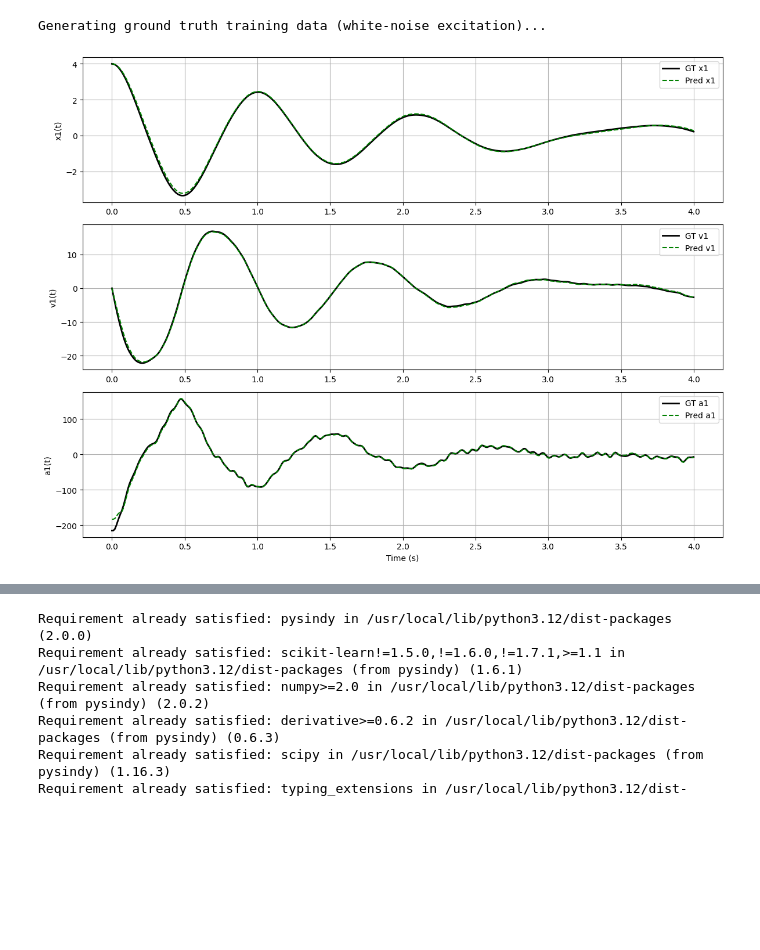
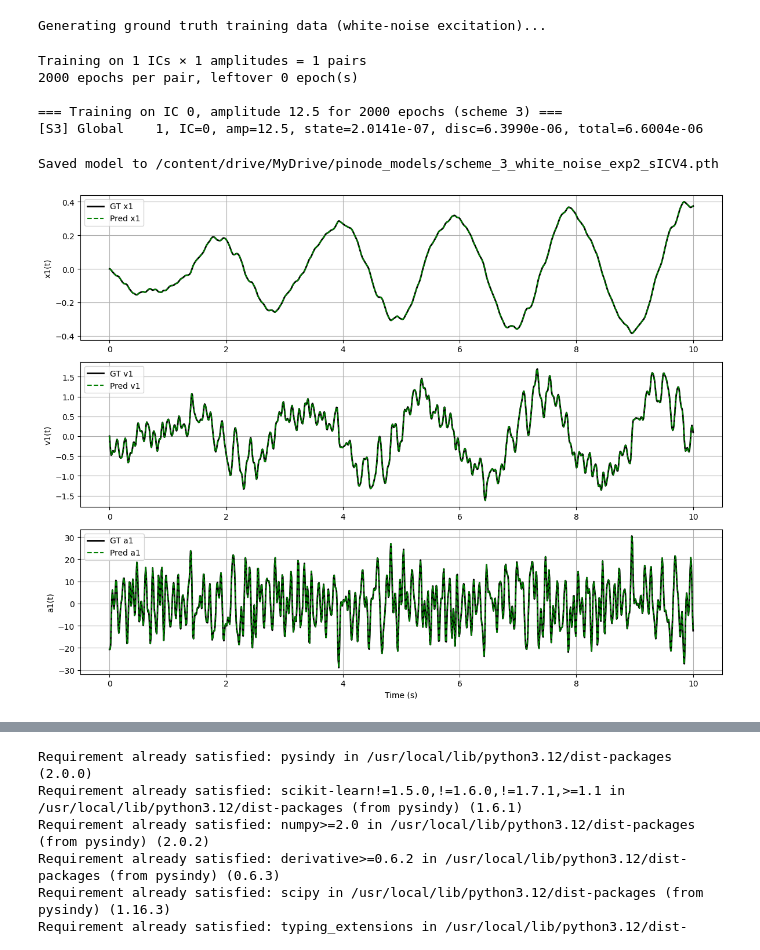
Before and after one commit to AndreasGeorgiou03/PINODEs, a Jupyter notebook: PINODE_Exp2.ipynb, the cells around one changed output, grey strips where cells are left out. Saved outputs shown, nothing was run; the diff lists cells and outputs as text; code cells hidden in the pictures; blank space fills up the shorter version.

```diff
--- a/PINODE_Exp2.ipynb
+++ b/PINODE_Exp2.ipynb
@@ -78,11 +82,7 @@ Using device: cpu
 # 2. Forcing: white-noise-like excitation u(t)
 # ============================================
 
-# We build a band-limited "white-noise-like" function u_base_fun(t)
-# as a random Fourier series, then scale it with different amplitudes
-# to create different excitation levels.
-
-torch.manual_seed(0)
+torch.manual_seed(0) # this is for reproduction
 
 num_freqs = 50
 freqs = torch.linspace(0.5, 20.0, num_freqs, device=device)
@@ -98,11 +98,11 @@ def u_base_fun(t):
     # sum over frequencies
     return (coeffs * torch.sin(arg)).sum(dim=-1)
 
-# Forcing distribution applied at DOF 1
+# Forcing distribution applied only at DOF 1
 B_force = torch.tensor([1.0, 0.0, 0.0, 0.0], dtype=torch.float32, device=device)
 
 # Amplitude levels
-amplitudes_train = [5.0, 7.5, 10.0, 12.5]
+amplitudes_train = [12.5]
 # %%
 # ============================================
 # 3. Ground-truth dynamics (with forcing)
@@ -155,6 +166,7 @@ Generating ground truth training data (white-noise excitation)...
 # %%
 # ============================================
 # 4. PINODE schemes (physics + neural discrepancy)
+#    this is only for the fully physics-informed model
 # ============================================
 
 class PINODEFuncScheme3(nn.Module):
@@ -164,8 +176,10 @@ class PINODEFuncScheme3(nn.Module):
         self.K = nn.Parameter(K.clone(), requires_grad=False)
         self.C = nn.Parameter(C.clone(), requires_grad=False)
         self.B = nn.Parameter(B.clone(), requires_grad=False)
-        self.amp = 1.0
+        self.amp = 1.0 # this is only for initialization
+        self.u_fun = lambda t: 0.0 # this is only for initialization
 
+        # same as the previous experiment
         self.mlp = nn.Sequential(
             nn.Linear(8, 30),
             nn.Tanh(),
@@ -181,7 +195,7 @@ class PINODEFuncScheme3(nn.Module):
             - self.C @ v.unsqueeze(-1)
         ).squeeze(-1)
 
-        u_t = self.amp * u_base_fun(t)
+        u_t = self.amp * self.u_fun(t)
         f_u = self.B * u_t
         dv_phys = dv_phys + f_u
 
@@ -329,6 +381,6 @@ def save_model(model, path):
 # %%
 # ============================================
-# 7. Main: train all schemes (second experiment)
+# 7. Main: train scheme 3 (second experiment)
 # ============================================
 
 if __name__ == "__main__":
@@ -338,13 +390,35 @@ if __name__ == "__main__":
 
 
     # Scheme 3
-    # print("\n=== Training Scheme 3 (full K,C + forcing) ===")
     model3 = PINODEFuncScheme3(K, C, B_force)
-    model3.load_state_dict(torch.load(save_path + "scheme_3_white_noise_exp2V3.pth", map_location=device))
+    model3.load_state_dict(torch.load(save_path + "scheme_3_white_noise_exp2_sICV4.pth", map_location=device))
 
-    # model3 = train_scheme_with_disc_multiamp_sequential(scheme=3,model=model3,amplitudes=amplitudes_train,traj_list = traj_train_list, num_epochs=5000,lr=1e-3,lambda_disc=10.0)
+
+    model3 = train_scheme_with_disc_multiIC_multiamp_sequential(
+      scheme=3,
+      model=model3,
+      h0_list=h0_train,
+      amplitudes=amplitudes_train,
+      traj_list=traj_list,
+      t_train=t_train,
+      num_epochs=2000,
+      u_fun=u_base_fun,
+      lr=1e-3,
+      lambda_disc=1.0,
+    )
     # evaluate_scheme_on_amp("Scheme 3", model3, amp_test)
-    # save_model(model3, save_path + "scheme_3_white_noise_exp2V3.pth")
+    save_model(model3, save_path + "scheme_3_white_noise_exp2_sICV4.pth")
+# %% [output]
+Training on 1 ICs × 1 amplitudes = 1 pairs
+2000 epochs per pair, leftover 0 epoch(s)
+
+=== Training on IC 0, amplitude 12.5 for 2000 epochs (scheme 3) ===
+[S3] Global    1, IC=0, amp=12.5, state=2.0141e-07, disc=6.3990e-06, total=6.6004e-06
+# %%
+# evaluate_scheme_on_amp("Scheme 3", model3, amp_test)
+save_model(model3, save_path + "scheme_3_white_noise_exp2_sICV4.pth")
+# %% [output]
+Saved model to /content/drive/MyDrive/pinode_models/scheme_3_white_noise_exp2_sICV4.pth
 # %%
 import matplotlib.pyplot as plt
 import torch
@@ -400,10 +474,11 @@ def plot_x1_v1_a1(t, gt, pred, dt=0.01, save_path=None):
 
     plt.show()
 # %%
-traj_gt = traj_train_list[0]
-model3.amp = amplitudes_train[0]
-traj_pred = odeint(model3, h0_train, t_train, method='rk4')
+traj_gt = traj_list[3]
+model3.amp = float(amplitudes_train[3])
+model3.u_fun = u_base_fun
+traj_pred = odeint(model3, h0_train[0], t_train, method='rk4')
 
 plot_x1_v1_a1(t_train, traj_gt, traj_pred, dt=dt)
 # %% [output]
-[figure, old version]
+[figure, new version]
```
Also changed, not shown: parts of 28 cells of this notebook.
